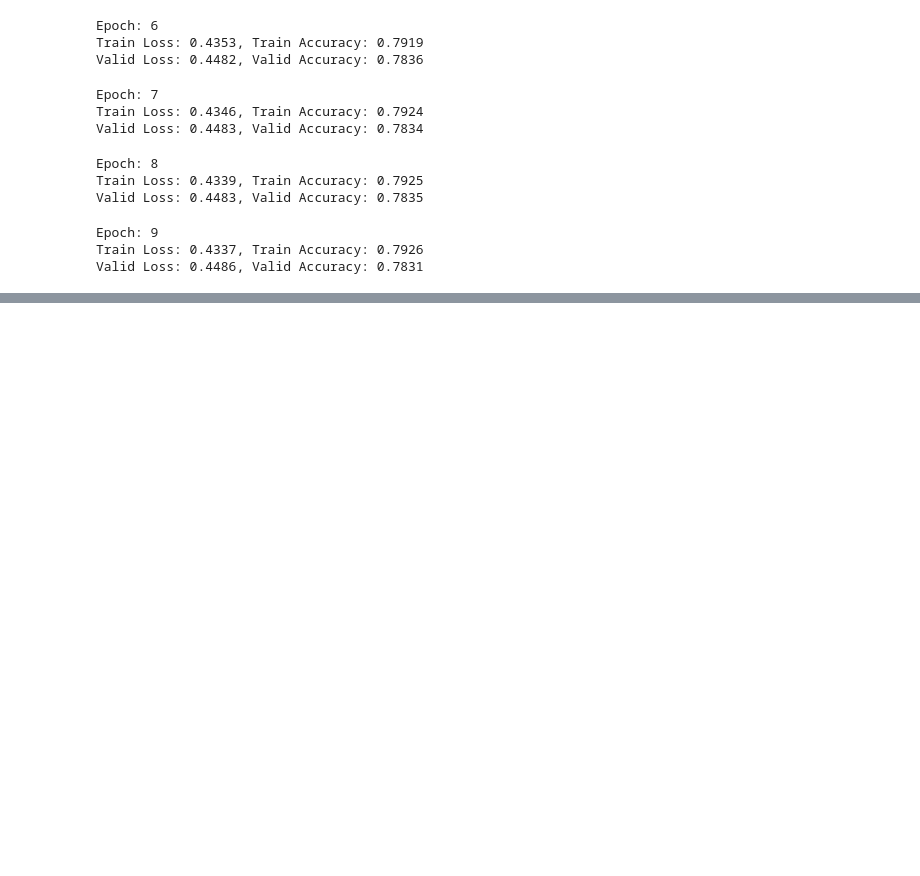
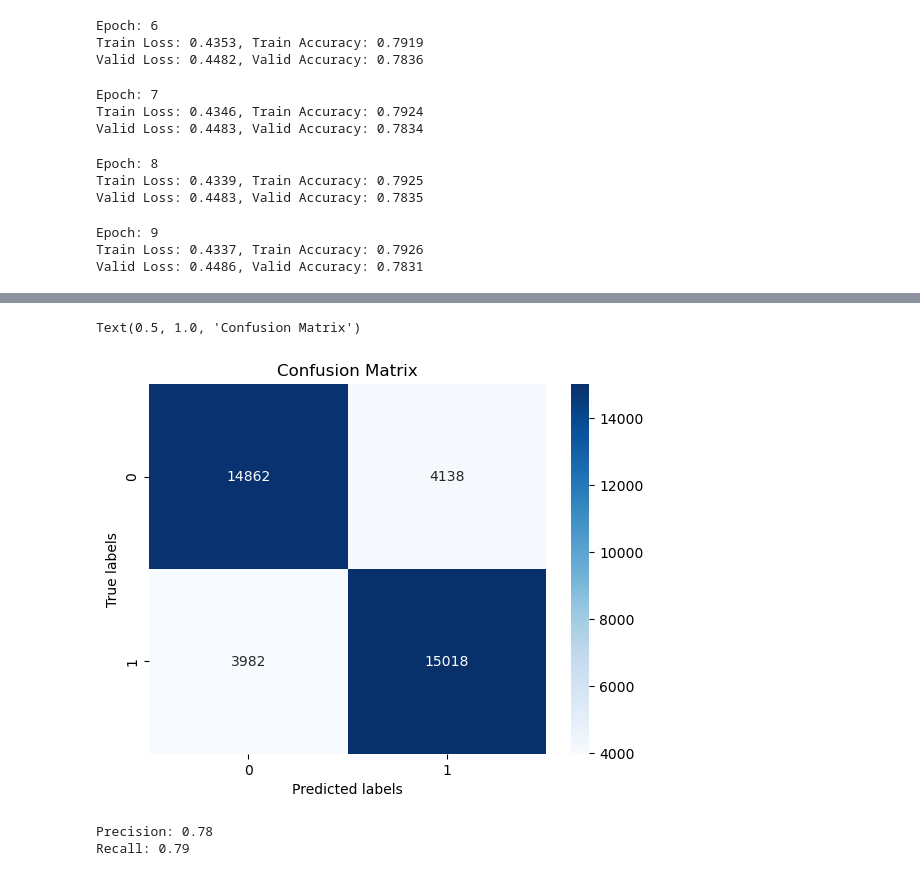
Before and after one commit to nogibjj/sentiment-analysis, a Jupyter notebook: sentiment_analysis.ipynb, the cells around one changed output, grey strips where cells are left out. Saved outputs shown, nothing was run; the diff lists cells and outputs as text; code cells hidden in the pictures; blank space fills up the shorter version.

```diff
--- a/sentiment_analysis.ipynb
+++ b/sentiment_analysis.ipynb
@@ -143,7 +133,7 @@ valid_data = valid_data.map(numericalize_example, fn_kwargs={"vocab": vocab})
 # %%
 train_data = train_data.with_format("torch", columns=["ids", "label"])
 valid_data = valid_data.with_format("torch", columns=["ids", "label"])
-# test_data = test_data.with_format("torch", columns = ["ids", "label"])
+test_data = test_data.with_format("torch", columns=["ids", "label"])
 # %% [markdown]
 We're going to make use of data loaders. This will allow us to load the data in batches, which will be useful for training the model. This is where we'll use the padding process mentioned above. In this process we need to adequately structure the data so that it can be input into the model. We'll make use of a collate function to do this. Since we're working with PyTorch, we'll create a single tensor for each batch of data and a single tensor for the labels. Note that the data tensor will have a shape of (batch_size, max_length) and the labels tensor will have a shape of (batch_size, 1).
 # %%
@@ -176,4 +166,4 @@ batch_size = 256
 
 train_loader = get_data_loader(train_data, batch_size, pad_index, shuffle=True)
 valid_loader = get_data_loader(valid_data, batch_size, pad_index, shuffle=False)
-# test_loader = get_data_loader(test_data, batch_size, pad_index, shuffle=False)
+test_loader = get_data_loader(test_data, batch_size, pad_index, shuffle=False)
@@ -306,0 +297,3 @@ Valid Loss: 0.4486, Valid Accuracy: 0.7831
+# %%
+model = Sentiment(vocab_size, embed_dim, pad_index)
+model.load_state_dict(torch.load("best_model.pt"))
@@ -306,0 +307,46 @@ Valid Loss: 0.4486, Valid Accuracy: 0.7831
+# %%
+# Lists to store the predicted and true labels
+predicted_labels = []
+true_labels = []
+
+# Iterate over the test data
+for batch in test_loader:
+    # Move the data and labels to the same device as your model (if not already)
+    data = batch["ids"].to(device)
+    labels = batch["label"].to(device)
+
+    # Make a prediction
+    with torch.no_grad():
+        outputs = model(data)
+
+    # Get the predicted class
+    _, preds = torch.max(outputs, 1)
+
+    # Store the predicted and true labels
+    predicted_labels.extend(preds.cpu().numpy())
+    true_labels.extend(labels.cpu().numpy())
+
+# Convert the lists to numpy arrays
+predicted_labels = np.array(predicted_labels)
+true_labels = np.array(true_labels)
+# %%
+# confusion matrix heatmap with seaborn
+cm = confusion_matrix(true_labels, predicted_labels)
+ax = sns.heatmap(cm, annot=True, fmt="d", cmap="Blues")
+ax.set_xlabel("Predicted labels")
+ax.set_ylabel("True labels")
+ax.set_title("Confusion Matrix")
+# %% [output]
+Text(0.5, 1.0, 'Confusion Matrix')
+[figure, added]
+# %%
+# precision: out of all the predicted positive classes, how many were actually positive
+precision = np.sum(cm[1, 1]) / (np.sum(cm[1, 1]) + np.sum(cm[0, 1]))
+print("\nPrecision: {:.2f}".format(precision))
+
+# recall: out of all the actual positive classes, how many were predicted positive
+recall = np.sum(cm[1, 1]) / (np.sum(cm[1, 1]) + np.sum(cm[1, 0]))
+print("Recall: {:.2f}".format(recall))
+# %% [output]
+Precision: 0.78
+Recall: 0.79
```
Also changed, not shown: parts of 15 cells of this notebook, 1 other file.
